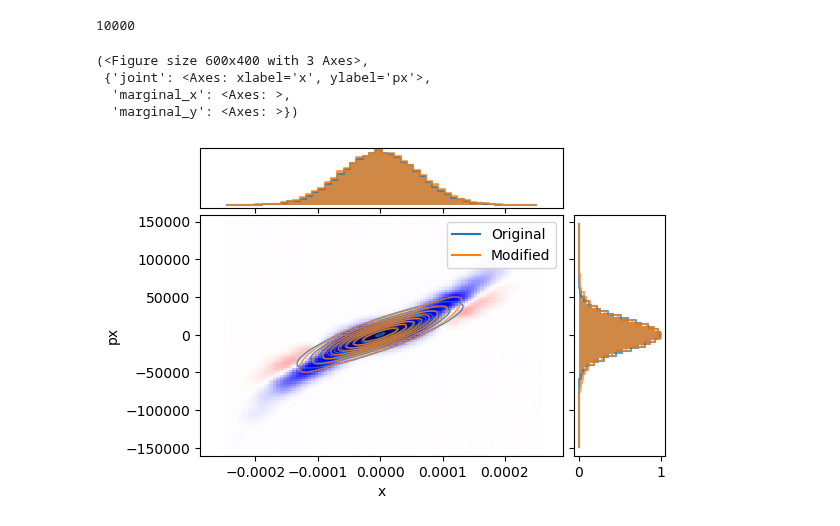
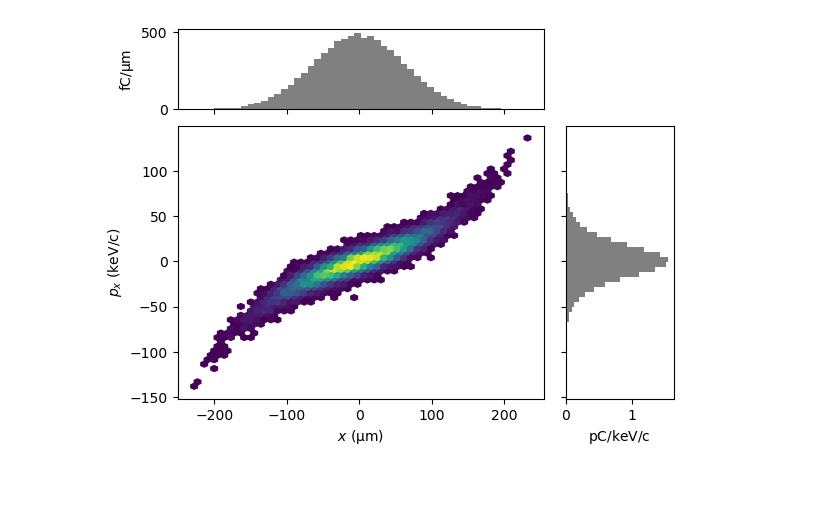
Before and after one commit to electronsandstuff/electronsandstuff, a Jupyter notebook: notebooks/beam_diff.ipynb, the cells around one changed output. Saved outputs shown, nothing was run; the diff lists cells and outputs as text; code cells hidden in the pictures; blank space fills up the shorter version.

Commit message:
add some more documentation to notebook

```diff
--- a/notebooks/beam_diff.ipynb
+++ b/notebooks/beam_diff.ipynb
@@ -7,20 +24,11 @@ from pmd_beamphysics import ParticleGroup
 # %%
-# Load example particle group (from OpenPMD-Beamphysics documentation)
-pg1 = ParticleGroup("data/bmad_particles.h5")
-print(len(pg1))
-
 # Produce a modified beam
 pg2 = pg1.copy()
 pg2.x = pg2.x * 1.05
 pg2.px = pg2.px * 0.95
 pg2.px += pg2.x**3 * 6e15
 
-# Compare the two
-joint_and_marginal_diff(pg1, pg2, "x", "px", label_a="Original", label_b="Modified")
+# Display the new phase space
+pg2.plot("x", "px")
 # %% [output]
-10000
-(<Figure size 600x400 with 3 Axes>,
- {'joint': <Axes: xlabel='x', ylabel='px'>,
-  'marginal_x': <Axes: >,
-  'marginal_y': <Axes: >})
-[figure, old version]
+[figure, new version]
```
Also changed, not shown: parts of 6 cells of this notebook, 1 other file.
